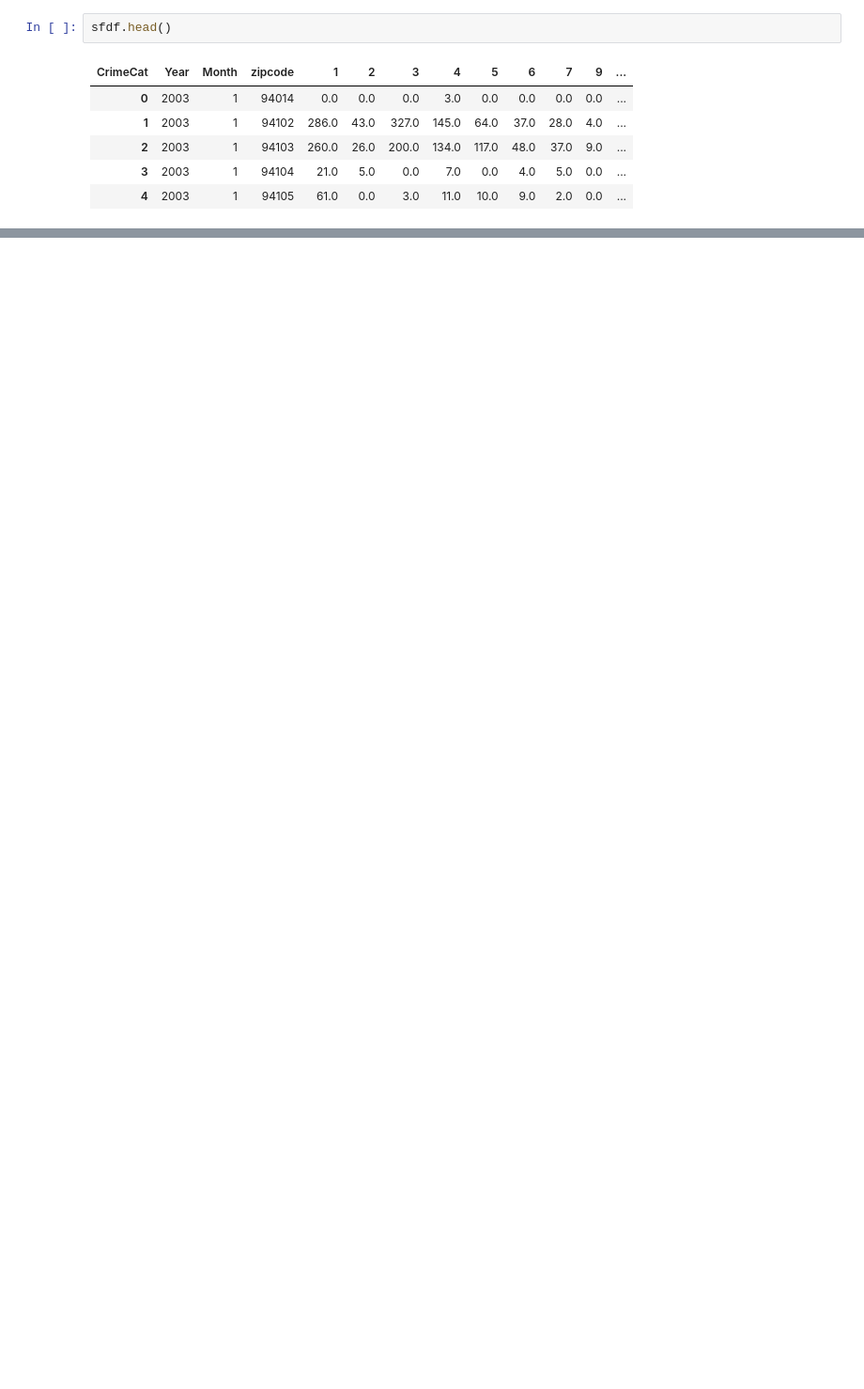
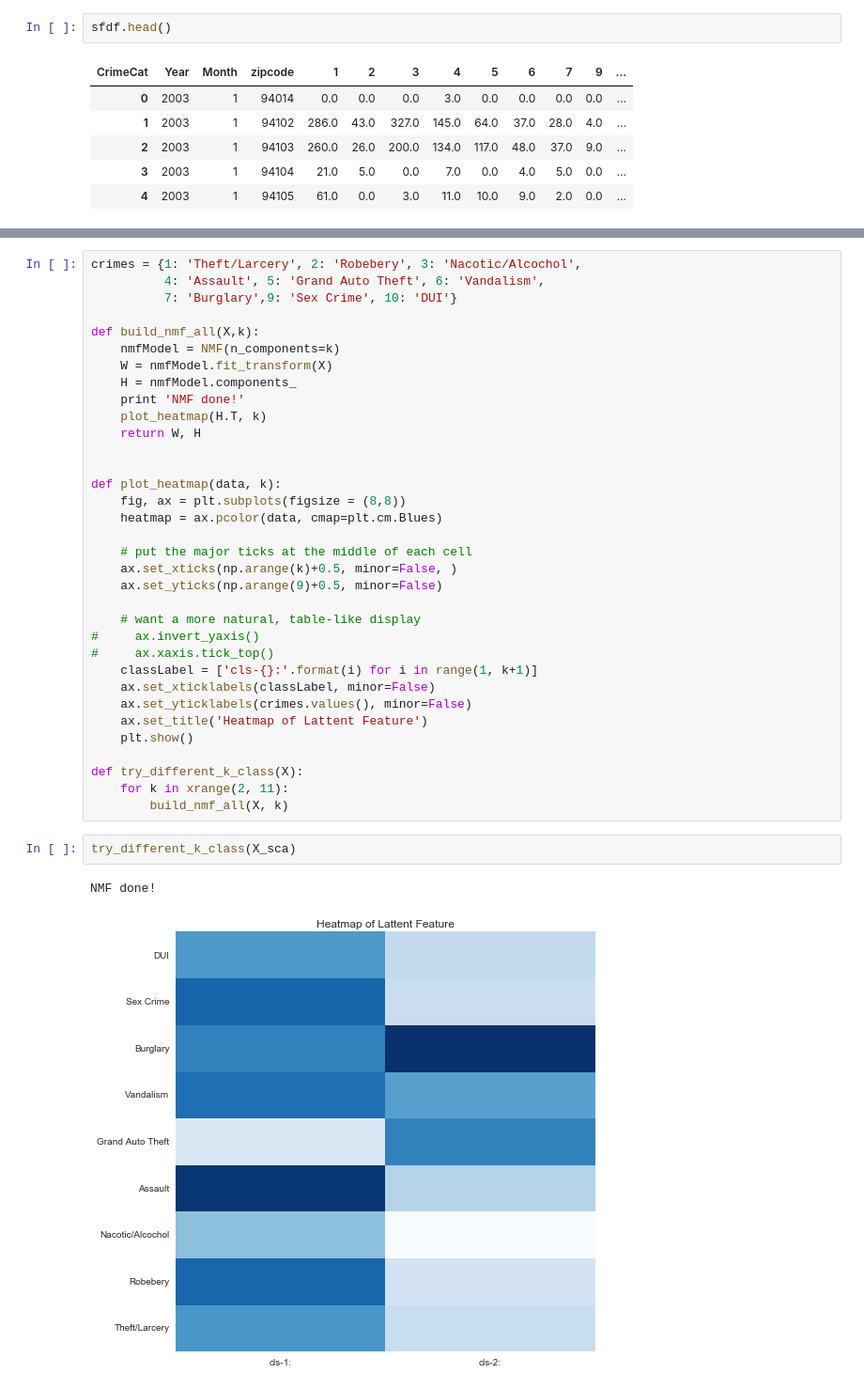
Before and after one commit to livenb/crime_prediction, a Jupyter notebook: SF_map.ipynb, the cells around one changed output, grey strips where cells are left out. Shown at 94% size. Cells and saved outputs as stored; diff of their text form; blank space fills up the shorter version.

```diff
--- a/SF_map.ipynb
+++ b/SF_map.ipynb
@@ -120,0 +121,39 @@ gaps = gap_statistic(X_sca)
+# %%
+crimes = {1: 'Theft/Larcery', 2: 'Robebery', 3: 'Nacotic/Alcochol',
+          4: 'Assault', 5: 'Grand Auto Theft', 6: 'Vandalism',
+          7: 'Burglary',9: 'Sex Crime', 10: 'DUI'}
+
+def build_nmf_all(X,k):
+    nmfModel = NMF(n_components=k)
+    W = nmfModel.fit_transform(X)
+    H = nmfModel.components_
+    print 'NMF done!'
+    plot_heatmap(H.T, k)
+    return W, H
+
+
+def plot_heatmap(data, k):
+    fig, ax = plt.subplots(figsize = (8,8))
+    heatmap = ax.pcolor(data, cmap=plt.cm.Blues)
+
+    # put the major ticks at the middle of each cell
+    ax.set_xticks(np.arange(k)+0.5, minor=False, )
+    ax.set_yticks(np.arange(9)+0.5, minor=False)
+
+    # want a more natural, table-like display
+#     ax.invert_yaxis()
+#     ax.xaxis.tick_top()
+    classLabel = ['cls-{}:'.format(i) for i in range(1, k+1)]
+    ax.set_xticklabels(classLabel, minor=False)
+    ax.set_yticklabels(crimes.values(), minor=False)
+    ax.set_title('Heatmap of Lattent Feature')
+    plt.show()
+
+def try_different_k_class(X):
+    for k in xrange(2, 11):
+        build_nmf_all(X, k)
+# %%
+try_different_k_class(X_sca)
+# %% [output]
+NMF done!
+[figure, added]
```
Also changed, not shown: parts of 11 cells of this notebook, 1 other file.
